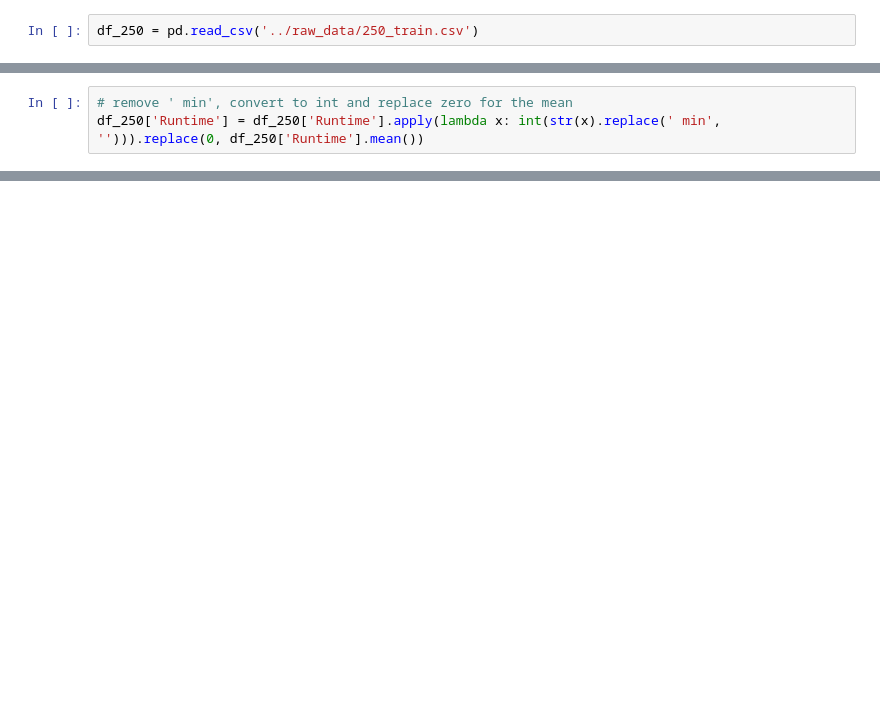
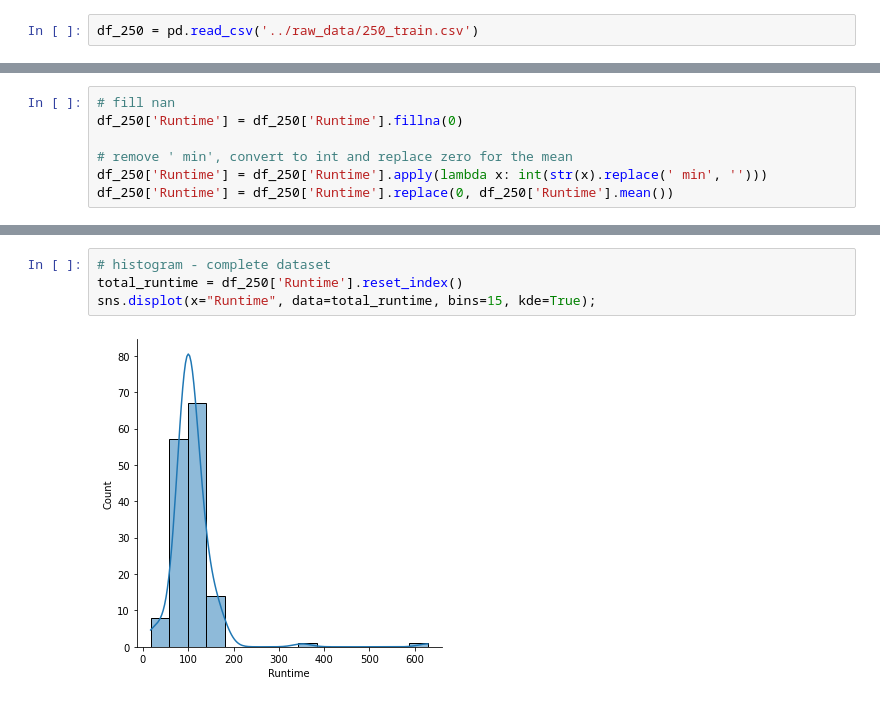
Before and after one commit to boemer00/Netflix, a Jupyter notebook: notebooks/renato_call_data.ipynb, the cells around one changed output, grey strips where cells are left out. Drawn from its saved outputs; the diff is of its cells as text; blank space fills up the shorter version.

```diff
--- a/notebooks/renato_call_data.ipynb
+++ b/notebooks/renato_call_data.ipynb
@@ -85,3 +33,0 @@ df_250['Runtime'] = df_250['Runtime'].fillna(0)
-# %%
-# remove ' min', convert to int and replace zero for the mean
-df_250['Runtime'] = df_250['Runtime'].apply(lambda x: int(str(x).replace(' min', ''))).replace(0, df_250['Runtime'].mean())
@@ -99,0 +86,7 @@ Name: Runtime, dtype: float64
+# %%
+# fill nan
+df_250['Runtime'] = df_250['Runtime'].fillna(0)
+
+# remove ' min', convert to int and replace zero for the mean
+df_250['Runtime'] = df_250['Runtime'].apply(lambda x: int(str(x).replace(' min', '')))
+df_250['Runtime'] = df_250['Runtime'].replace(0, df_250['Runtime'].mean())
@@ -99,0 +105,6 @@ Name: Runtime, dtype: float64
+# %%
+# histogram - complete dataset
+total_runtime = df_250['Runtime'].reset_index()
+sns.displot(x="Runtime", data=total_runtime, bins=15, kde=True);
+# %% [output]
+[figure, added]
```
Also changed, not shown: parts of 20 cells of this notebook, 1 other file.
